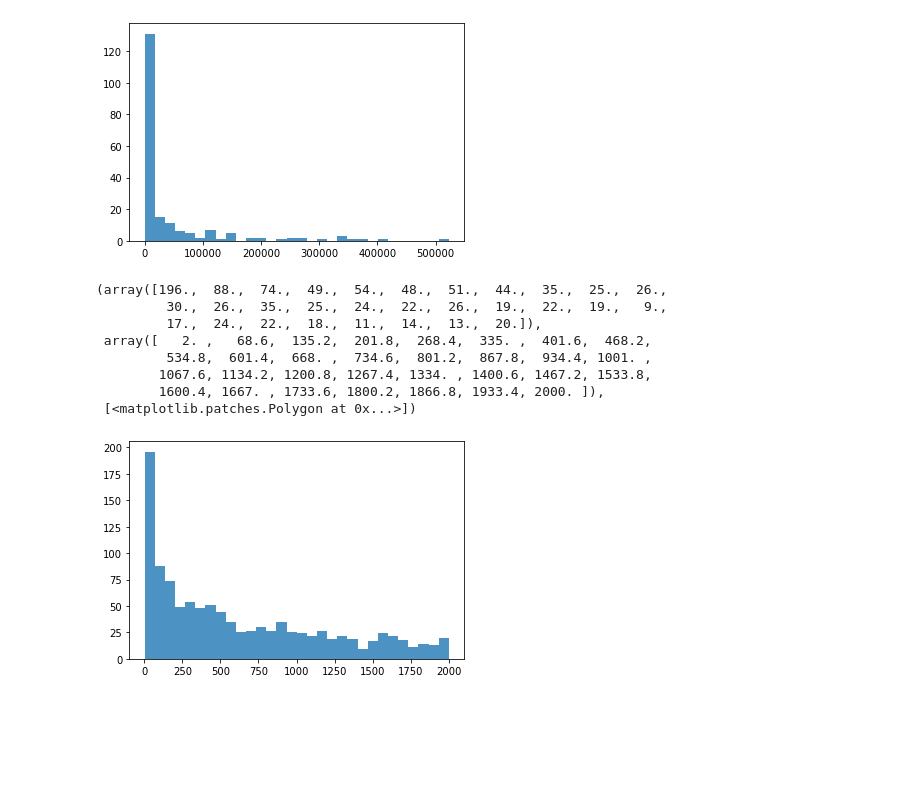
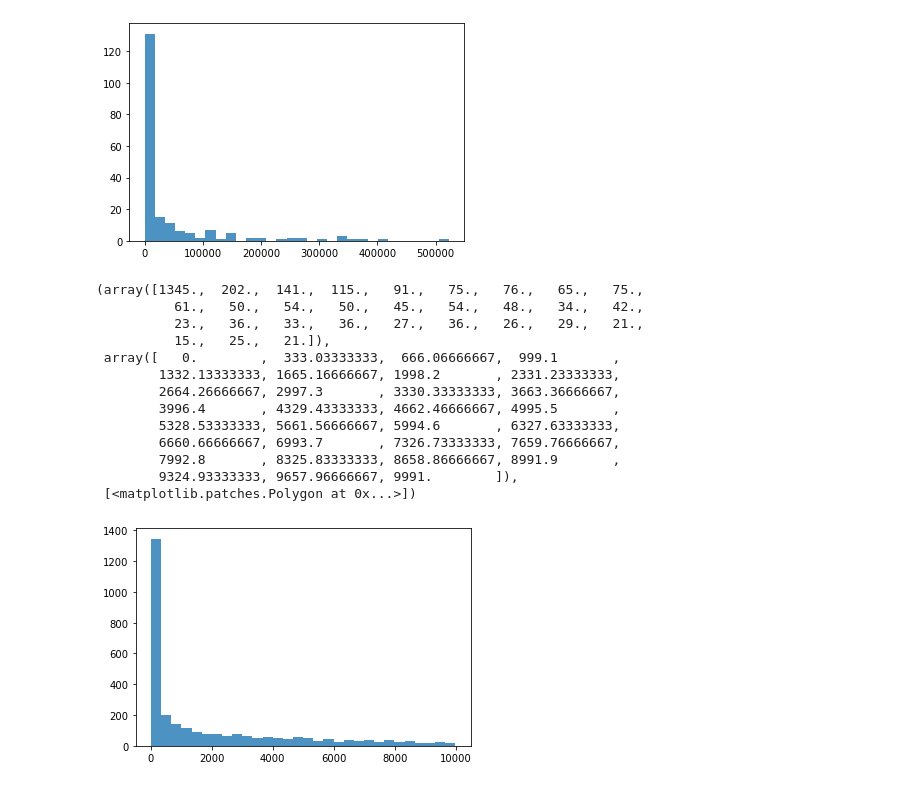
Before and after one commit to JiTao3/experiment, a Jupyter notebook: data_statistic/random_5000.ipynb, the cells around one changed output. Cells and saved outputs as stored; diff of their text form; code cells hidden in the pictures; blank space fills up the shorter version.

```diff
--- a/data_statistic/random_5000.ipynb
+++ b/data_statistic/random_5000.ipynb
@@ -81,15 +103,20 @@ plt.hist(y, bins=30, histtype="stepfilled", alpha=.8)
  [<matplotlib.patches.Polygon at 0x...>])
 [figure]
 # %%
-train_rows_l10w = train_rows_larger2[train_rows_larger2 <= 100]
+train_rows_l10w = train_rows[train_rows <= 10000]
 plt.hist(train_rows_l10w, bins=30, histtype="stepfilled", alpha=.8)
 # %% [output]
-(array([196.,  88.,  74.,  49.,  54.,  48.,  51.,  44.,  35.,  25.,  26.,
-         30.,  26.,  35.,  25.,  24.,  22.,  26.,  19.,  22.,  19.,   9.,
-         17.,  24.,  22.,  18.,  11.,  14.,  13.,  20.]),
- array([   2. ,   68.6,  135.2,  201.8,  268.4,  335. ,  401.6,  468.2,
-         534.8,  601.4,  668. ,  734.6,  801.2,  867.8,  934.4, 1001. ,
-        1067.6, 1134.2, 1200.8, 1267.4, 1334. , 1400.6, 1467.2, 1533.8,
-        1600.4, 1667. , 1733.6, 1800.2, 1866.8, 1933.4, 2000. ]),
+(array([1345.,  202.,  141.,  115.,   91.,   75.,   76.,   65.,   75.,
+          61.,   50.,   54.,   50.,   45.,   54.,   48.,   34.,   42.,
+          23.,   36.,   33.,   36.,   27.,   36.,   26.,   29.,   21.,
+          15.,   25.,   21.]),
+ array([   0.        ,  333.03333333,  666.06666667,  999.1       ,
+        1332.13333333, 1665.16666667, 1998.2       , 2331.23333333,
+        2664.26666667, 2997.3       , 3330.33333333, 3663.36666667,
+        3996.4       , 4329.43333333, 4662.46666667, 4995.5       ,
+        5328.53333333, 5661.56666667, 5994.6       , 6327.63333333,
+        6660.66666667, 6993.7       , 7326.73333333, 7659.76666667,
+        7992.8       , 8325.83333333, 8658.86666667, 8991.9       ,
+        9324.93333333, 9657.96666667, 9991.        ]),
  [<matplotlib.patches.Polygon at 0x...>])
-[figure, old version]
+[figure, new version]
```
Also changed, not shown: parts of 1 cell of this notebook, 3 other files.
